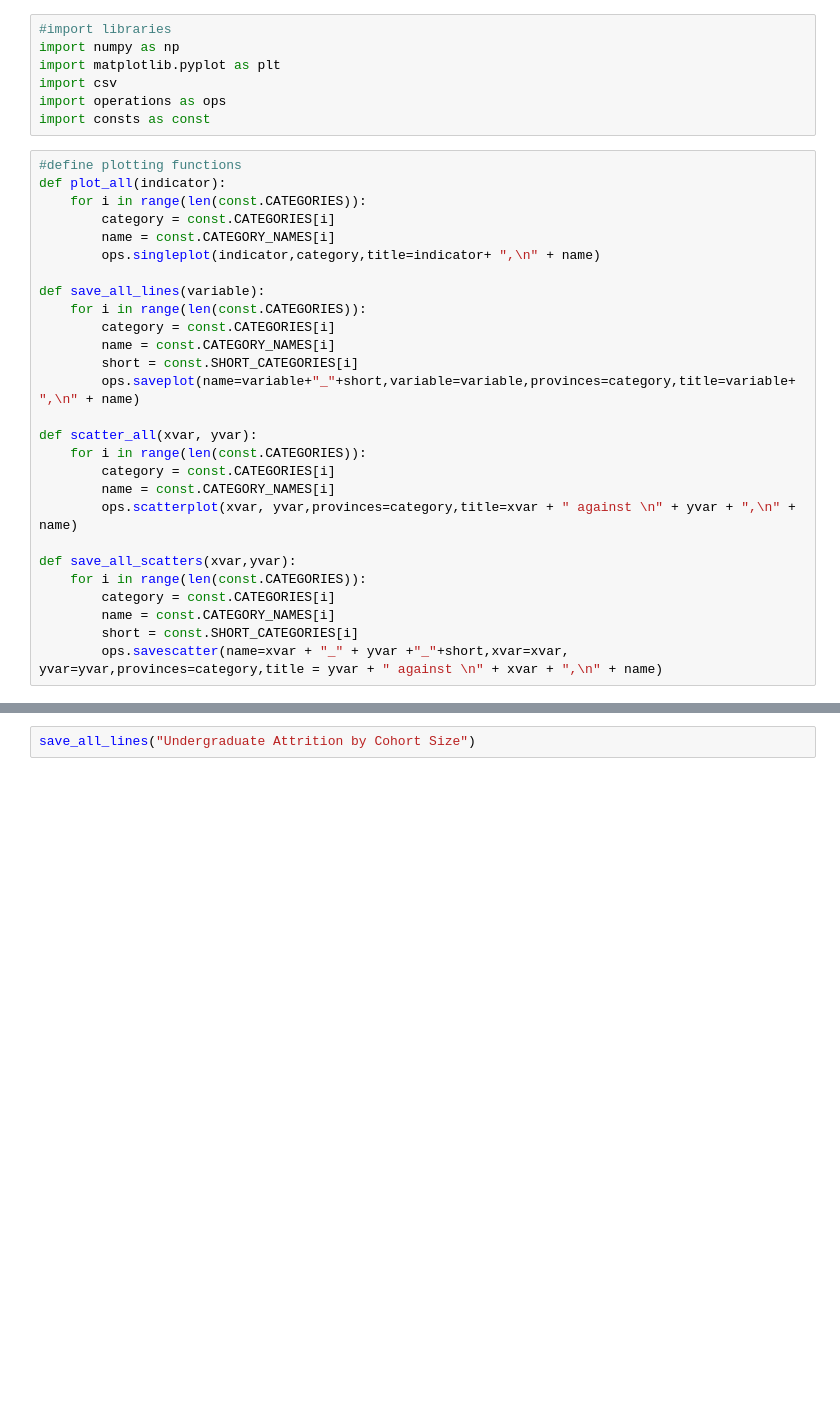
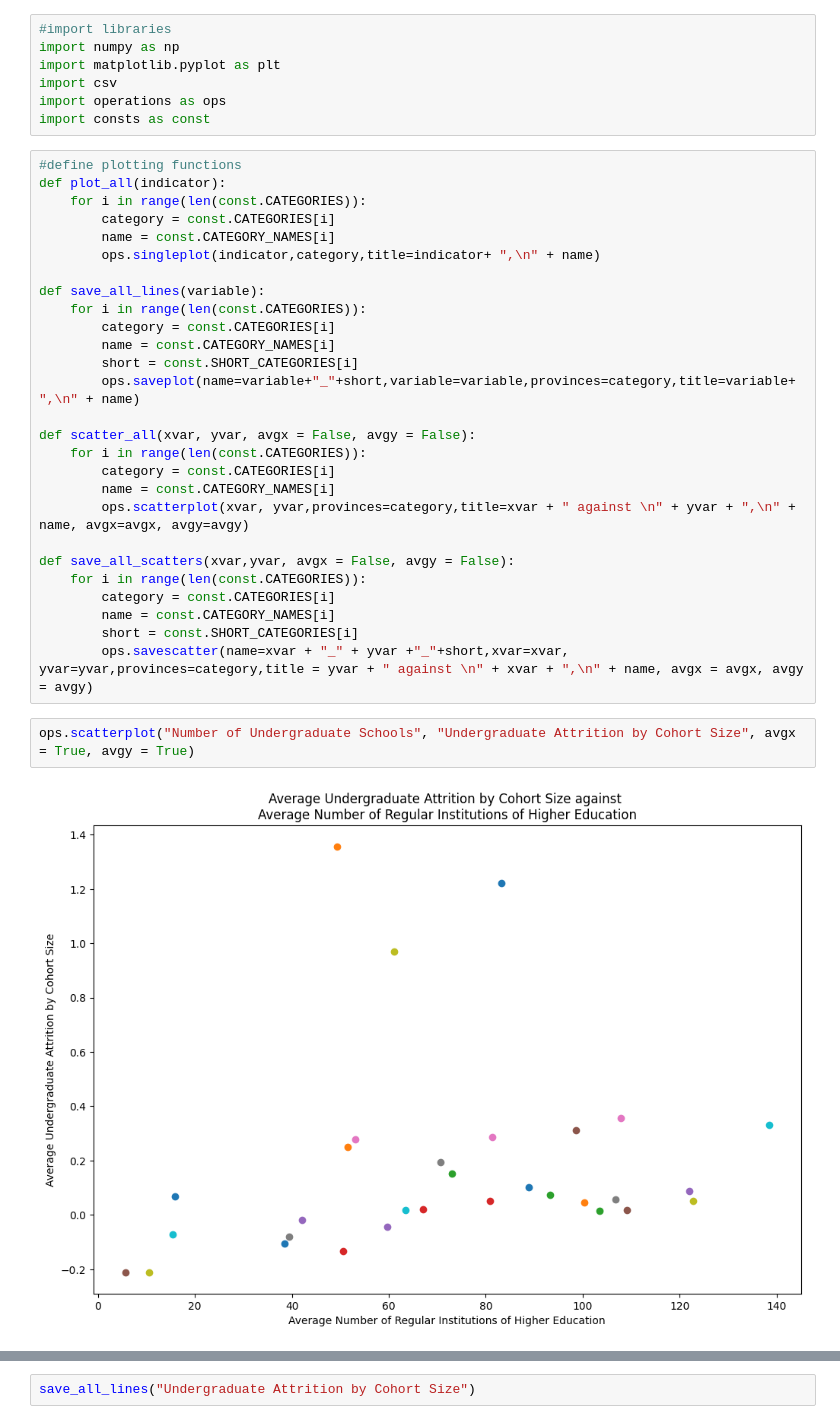
Before and after one commit to kabuto44/Gaokao-Data-Analysis, a Jupyter notebook: Plots.ipynb, the cells around one changed output, grey strips where cells are left out. Cells and saved outputs as stored; diff of their text form; blank space fills up the shorter version.

```diff
--- a/Plots.ipynb
+++ b/Plots.ipynb
@@ -20,15 +20,19 @@ def save_all_lines(variable):
         short = const.SHORT_CATEGORIES[i]
         ops.saveplot(name=variable+"_"+short,variable=variable,provinces=category,title=variable+ ",\n" + name)
 
-def scatter_all(xvar, yvar):
+def scatter_all(xvar, yvar, avgx = False, avgy = False):
     for i in range(len(const.CATEGORIES)):
         category = const.CATEGORIES[i]
         name = const.CATEGORY_NAMES[i]
-        ops.scatterplot(xvar, yvar,provinces=category,title=xvar + " against \n" + yvar + ",\n" + name)
+        ops.scatterplot(xvar, yvar,provinces=category,title=xvar + " against \n" + yvar + ",\n" + name, avgx=avgx, avgy=avgy)
 
-def save_all_scatters(xvar,yvar):
+def save_all_scatters(xvar,yvar, avgx = False, avgy = False):
     for i in range(len(const.CATEGORIES)):
         category = const.CATEGORIES[i]
         name = const.CATEGORY_NAMES[i]
         short = const.SHORT_CATEGORIES[i]
-        ops.savescatter(name=xvar + "_" + yvar +"_"+short,xvar=xvar, yvar=yvar,provinces=category,title = yvar + " against \n" + xvar + ",\n" + name)
+        ops.savescatter(name=xvar + "_" + yvar +"_"+short,xvar=xvar, yvar=yvar,provinces=category,title = yvar + " against \n" + xvar + ",\n" + name, avgx = avgx, avgy = avgy)
+# %%
+ops.scatterplot("Number of Undergraduate Schools", "Undergraduate Attrition by Cohort Size", avgx = True, avgy = True)
+# %% [output]
+[figure, added]
```
Also changed, not shown: parts of 2 cells of this notebook, 33 other files.
